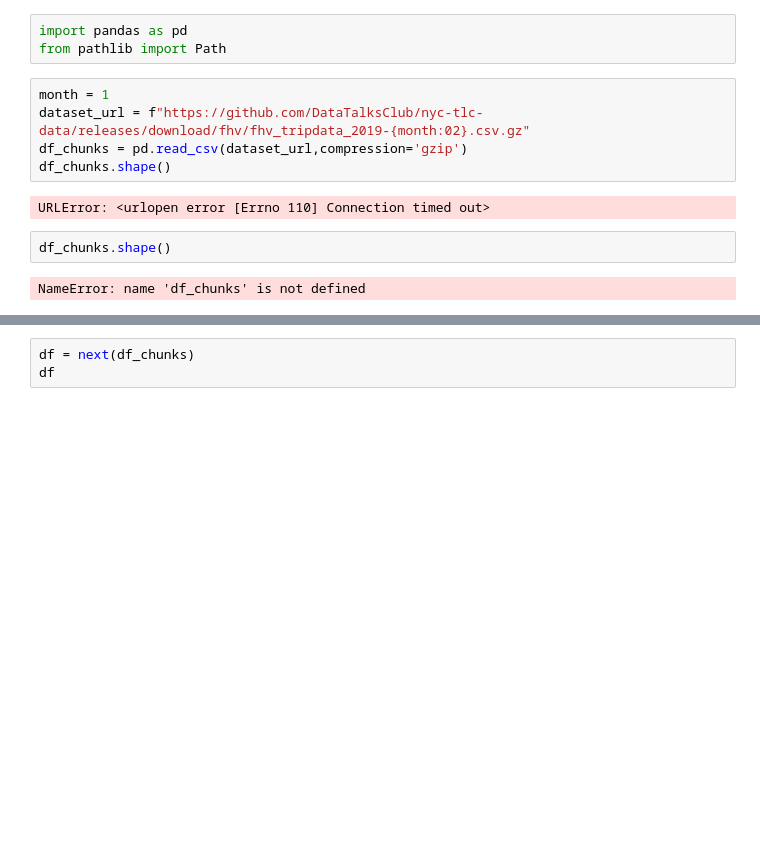
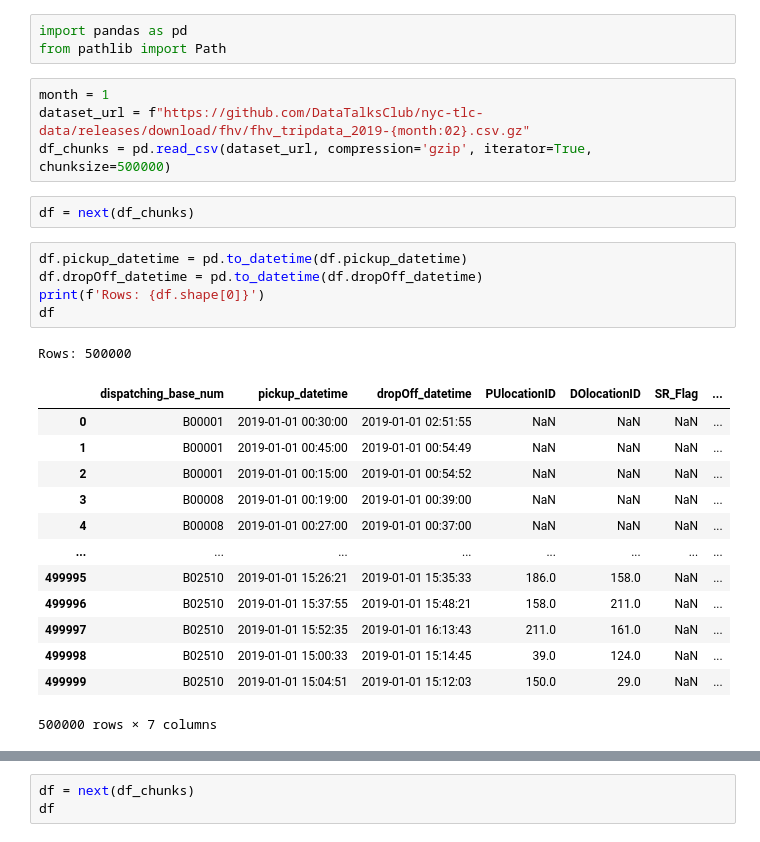
Before and after one commit to devmarrie/DataEngineering, a Jupyter notebook: data_talks_camp/homework/3/check.ipynb, the cells around one changed output, grey strips where cells are left out. Cells and saved outputs as stored; diff of their text form; blank space fills up the shorter version.

```diff
--- a/data_talks_camp/homework/3/check.ipynb
+++ b/data_talks_camp/homework/3/check.ipynb
@@ -4,11 +4,26 @@ from pathlib import Path
 # %%
 month = 1
 dataset_url = f"https://github.com/DataTalksClub/nyc-tlc-data/releases/download/fhv/fhv_tripdata_2019-{month:02}.csv.gz"
-df_chunks = pd.read_csv(dataset_url,compression='gzip')
-df_chunks.shape()
+df_chunks = pd.read_csv(dataset_url, compression='gzip', iterator=True, chunksize=500000)
-# %% [output]
-URLError: <urlopen error [Errno 110] Connection timed out>
-# %%
-df_chunks.shape()
-# %% [output]
-NameError: name 'df_chunks' is not defined
+# %%
+df = next(df_chunks)
+# %%
+df.pickup_datetime = pd.to_datetime(df.pickup_datetime)
+df.dropOff_datetime = pd.to_datetime(df.dropOff_datetime)
+print(f'Rows: {df.shape[0]}')
+df
+# %% [output]
+Rows: 500000
+|  | dispatching_base_num | pickup_datetime | dropOff_datetime | PUlocationID | DOlocationID | SR_Flag | ... |
+| 0 | B00001 | 2019-01-01 00:30:00 | 2019-01-01 02:51:55 | NaN | NaN | NaN | ... |
+| 1 | B00001 | 2019-01-01 00:45:00 | 2019-01-01 00:54:49 | NaN | NaN | NaN | ... |
+| 2 | B00001 | 2019-01-01 00:15:00 | 2019-01-01 00:54:52 | NaN | NaN | NaN | ... |
+| 3 | B00008 | 2019-01-01 00:19:00 | 2019-01-01 00:39:00 | NaN | NaN | NaN | ... |
+| 4 | B00008 | 2019-01-01 00:27:00 | 2019-01-01 00:37:00 | NaN | NaN | NaN | ... |
+| ... | ... | ... | ... | ... | ... | ... | ... |
+| 499995 | B02510 | 2019-01-01 15:26:21 | 2019-01-01 15:35:33 | 186.0 | 158.0 | NaN | ... |
+| 499996 | B02510 | 2019-01-01 15:37:55 | 2019-01-01 15:48:21 | 158.0 | 211.0 | NaN | ... |
+| 499997 | B02510 | 2019-01-01 15:52:35 | 2019-01-01 16:13:43 | 211.0 | 161.0 | NaN | ... |
+| 499998 | B02510 | 2019-01-01 15:00:33 | 2019-01-01 15:14:45 | 39.0 | 124.0 | NaN | ... |
+| 499999 | B02510 | 2019-01-01 15:04:51 | 2019-01-01 15:12:03 | 150.0 | 29.0 | NaN | ... |
+500000 rows × 7 columns
```
Also changed, not shown: parts of 9 cells of this notebook.
